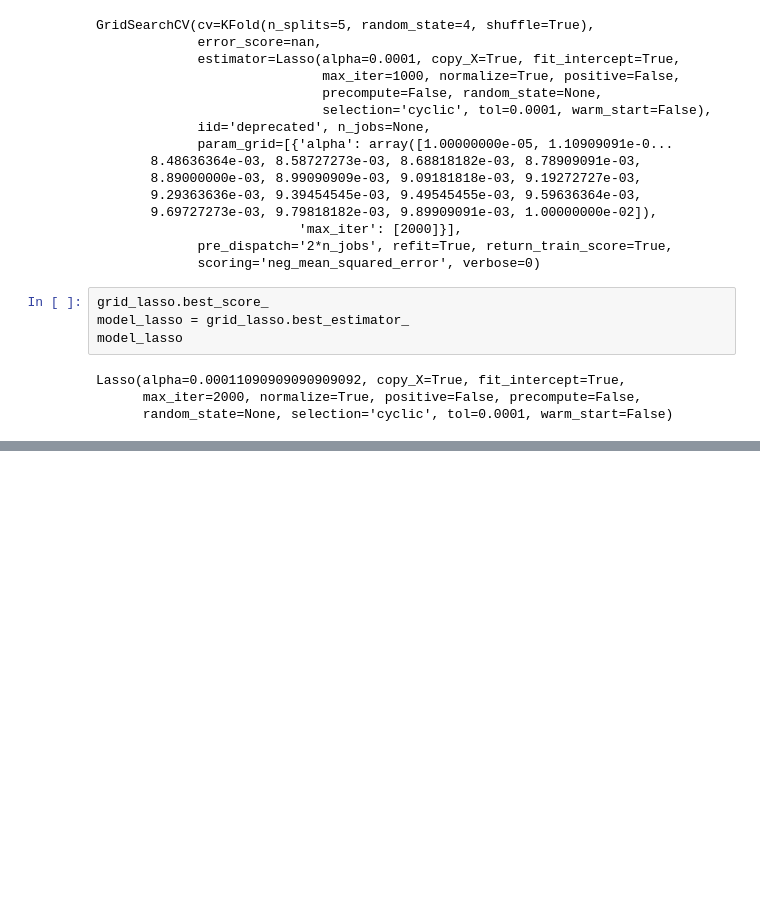
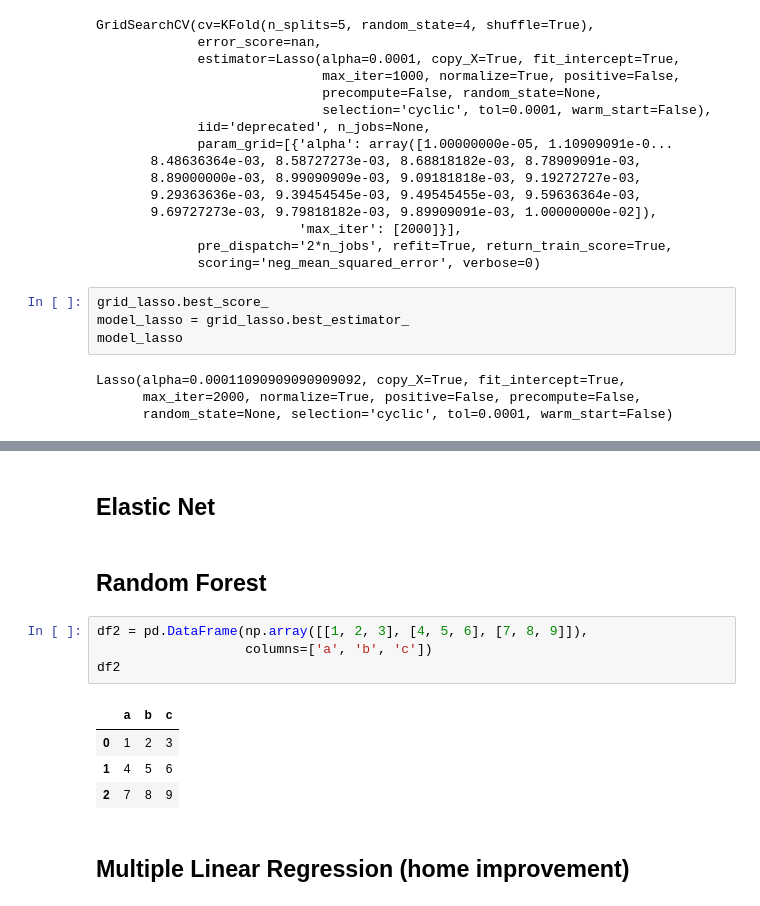
Before and after one commit to zackzbar/ml_houseprice_iowa, a Jupyter notebook: lu/scripts/ml_houseprice_eda.ipynb, the cells around one changed output, grey strips where cells are left out. Cells and saved outputs as stored; diff of their text form; blank space fills up the shorter version.

```diff
--- a/lu/scripts/ml_houseprice_eda.ipynb
+++ b/lu/scripts/ml_houseprice_eda.ipynb
@@ -413,0 +417,15 @@ ytrain_lasso = model
+# %% [markdown]
+## Elastic Net
+# %% [markdown]
+## Random Forest
+# %%
+df2 = pd.DataFrame(np.array([[1, 2, 3], [4, 5, 6], [7, 8, 9]]),
+                   columns=['a', 'b', 'c'])
+df2
+# %% [output]
+|  | a | b | c |
+| 0 | 1 | 2 | 3 |
+| 1 | 4 | 5 | 6 |
+| 2 | 7 | 8 | 9 |
+# %% [markdown]
+## Multiple Linear Regression (home improvement)
```
Also changed, not shown: parts of 11 cells of this notebook.
